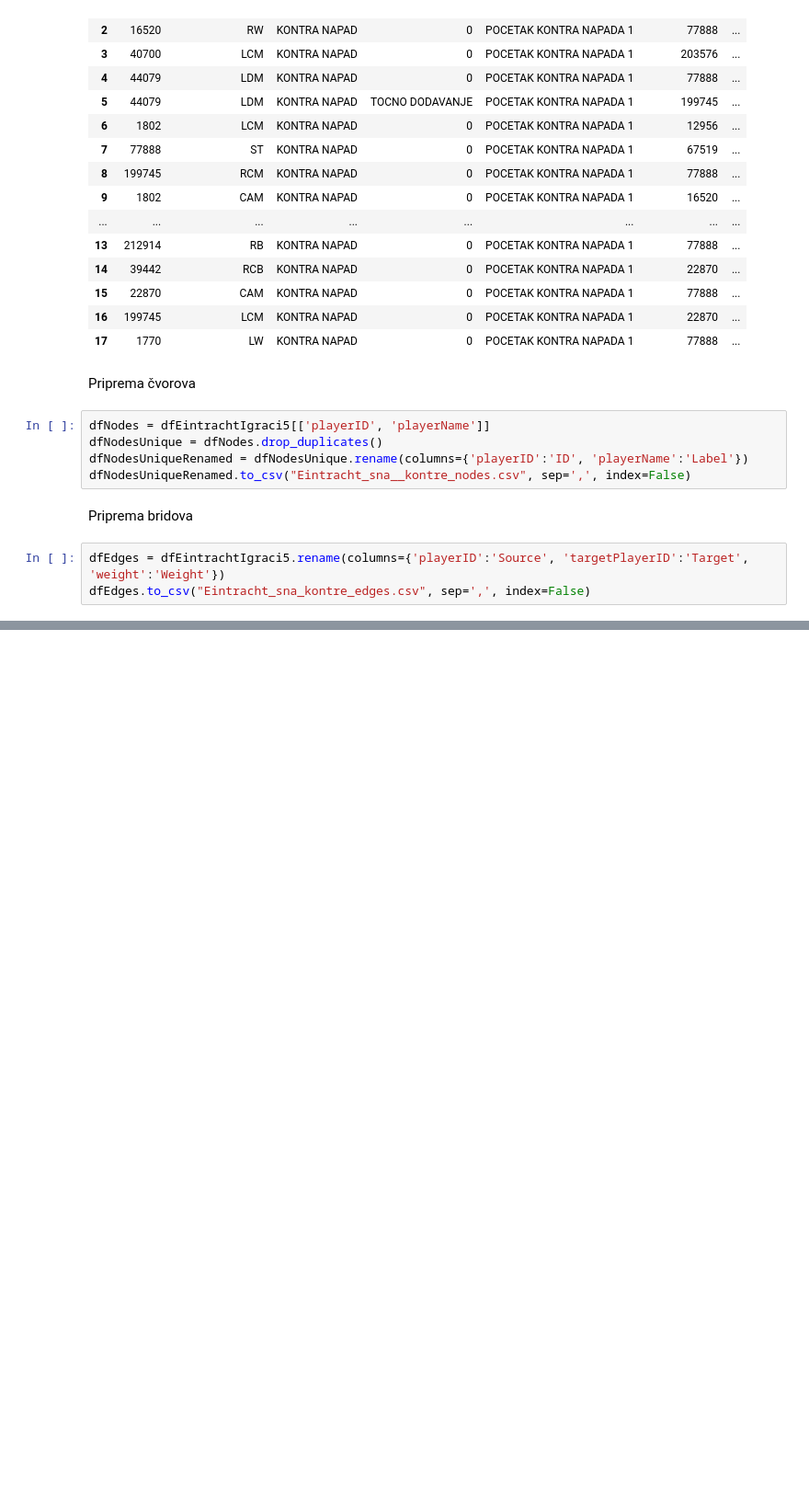
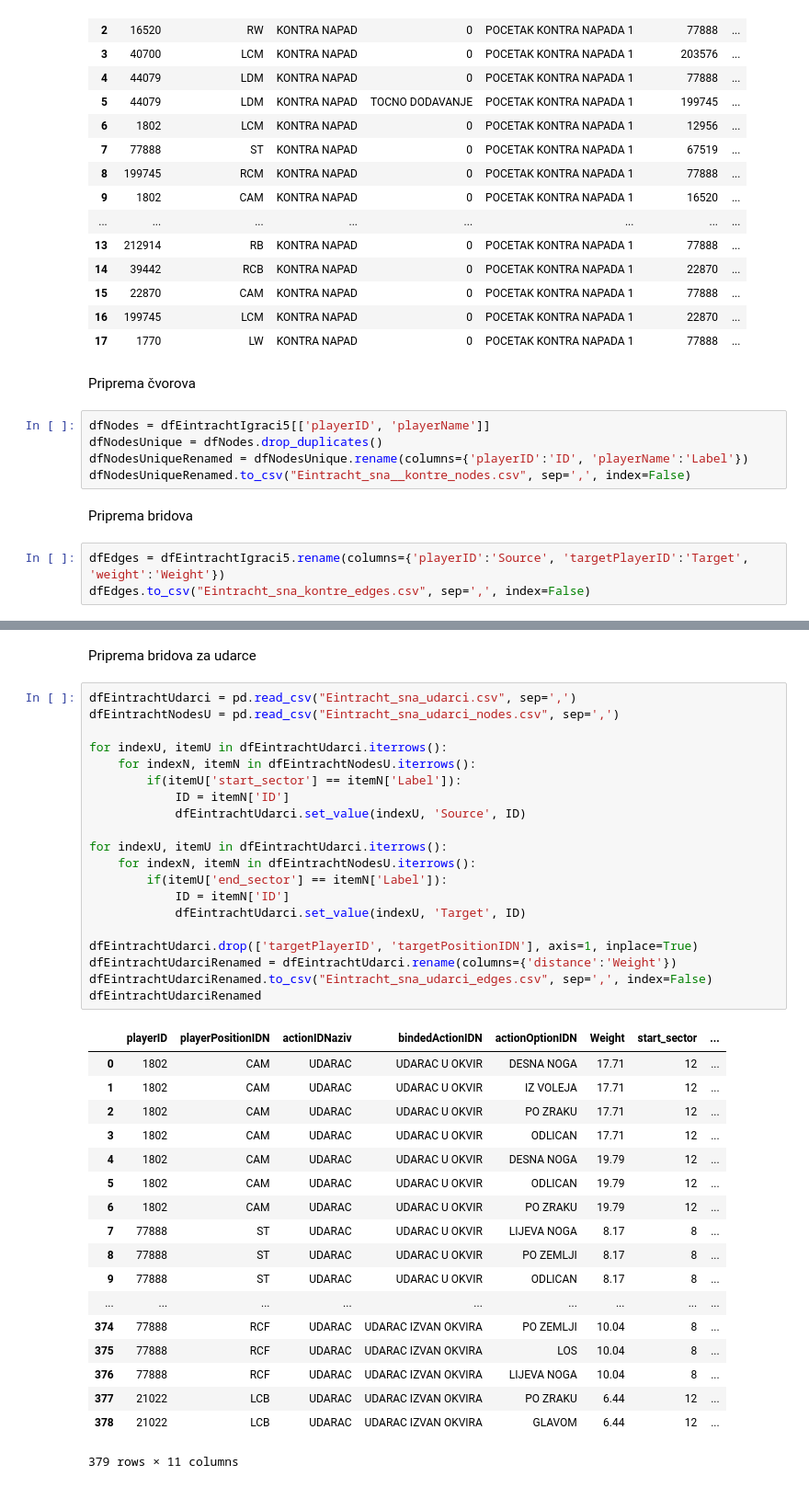
Before and after one commit to hrvatskibogmars/brainstormers, a Jupyter notebook: analysis/techo_notebooks/SNA/Preparing some relevant actions for SNA - Eintracht.ipynb, the cells around one changed output, grey strips where cells are left out. Shown at 92% size. Saved outputs shown, nothing was run; the diff lists cells and outputs as text; blank space fills up the shorter version.

Commit message:
Preparation for SNA - Eintracht

```diff
--- a/analysis/techo_notebooks/SNA/Preparing some relevant actions for SNA - Eintracht.ipynb
+++ b/analysis/techo_notebooks/SNA/Preparing some relevant actions for SNA - Eintracht.ipynb
@@ -130,0 +144,41 @@ dfEintrachtIgraciu3
+# %% [markdown]
+Priprema bridova za udarce
+# %%
+dfEintrachtUdarci = pd.read_csv("Eintracht_sna_udarci.csv", sep=',')
+dfEintrachtNodesU = pd.read_csv("Eintracht_sna_udarci_nodes.csv", sep=',')
+
+for indexU, itemU in dfEintrachtUdarci.iterrows():
+    for indexN, itemN in dfEintrachtNodesU.iterrows():
+        if(itemU['start_sector'] == itemN['Label']):
+            ID = itemN['ID']
+            dfEintrachtUdarci.set_value(indexU, 'Source', ID)
+
+for indexU, itemU in dfEintrachtUdarci.iterrows():
+    for indexN, itemN in dfEintrachtNodesU.iterrows():
+        if(itemU['end_sector'] == itemN['Label']):
+            ID = itemN['ID']
+            dfEintrachtUdarci.set_value(indexU, 'Target', ID)
+
+dfEintrachtUdarci.drop(['targetPlayerID', 'targetPositionIDN'], axis=1, inplace=True)
+dfEintrachtUdarciRenamed = dfEintrachtUdarci.rename(columns={'distance':'Weight'})
+dfEintrachtUdarciRenamed.to_csv("Eintracht_sna_udarci_edges.csv", sep=',', index=False)
+dfEintrachtUdarciRenamed
+# %% [output]
+|  | playerID | playerPositionIDN | actionIDNaziv | bindedActionIDN | actionOptionIDN | Weight | start_sector | ... |
+| 0 | 1802 | CAM | UDARAC | UDARAC U OKVIR | DESNA NOGA | 17.71 | 12 | ... |
+| 1 | 1802 | CAM | UDARAC | UDARAC U OKVIR | IZ VOLEJA | 17.71 | 12 | ... |
+| 2 | 1802 | CAM | UDARAC | UDARAC U OKVIR | PO ZRAKU | 17.71 | 12 | ... |
+| 3 | 1802 | CAM | UDARAC | UDARAC U OKVIR | ODLICAN | 17.71 | 12 | ... |
+| 4 | 1802 | CAM | UDARAC | UDARAC U OKVIR | DESNA NOGA | 19.79 | 12 | ... |
+| 5 | 1802 | CAM | UDARAC | UDARAC U OKVIR | ODLICAN | 19.79 | 12 | ... |
+| 6 | 1802 | CAM | UDARAC | UDARAC U OKVIR | PO ZRAKU | 19.79 | 12 | ... |
+| 7 | 77888 | ST | UDARAC | UDARAC U OKVIR | LIJEVA NOGA | 8.17 | 8 | ... |
+| 8 | 77888 | ST | UDARAC | UDARAC U OKVIR | PO ZEMLJI | 8.17 | 8 | ... |
+| 9 | 77888 | ST | UDARAC | UDARAC U OKVIR | ODLICAN | 8.17 | 8 | ... |
+| ... | ... | ... | ... | ... | ... | ... | ... | ... |
+| 374 | 77888 | RCF | UDARAC | UDARAC IZVAN OKVIRA | PO ZEMLJI | 10.04 | 8 | ... |
+| 375 | 77888 | RCF | UDARAC | UDARAC IZVAN OKVIRA | LOS | 10.04 | 8 | ... |
+| 376 | 77888 | RCF | UDARAC | UDARAC IZVAN OKVIRA | LIJEVA NOGA | 10.04 | 8 | ... |
+| 377 | 21022 | LCB | UDARAC | UDARAC IZVAN OKVIRA | PO ZRAKU | 6.44 | 12 | ... |
+| 378 | 21022 | LCB | UDARAC | UDARAC IZVAN OKVIRA | GLAVOM | 6.44 | 12 | ... |
+379 rows × 11 columns
```
Also changed, not shown: parts of 40 cells of this notebook, 1 other file.
